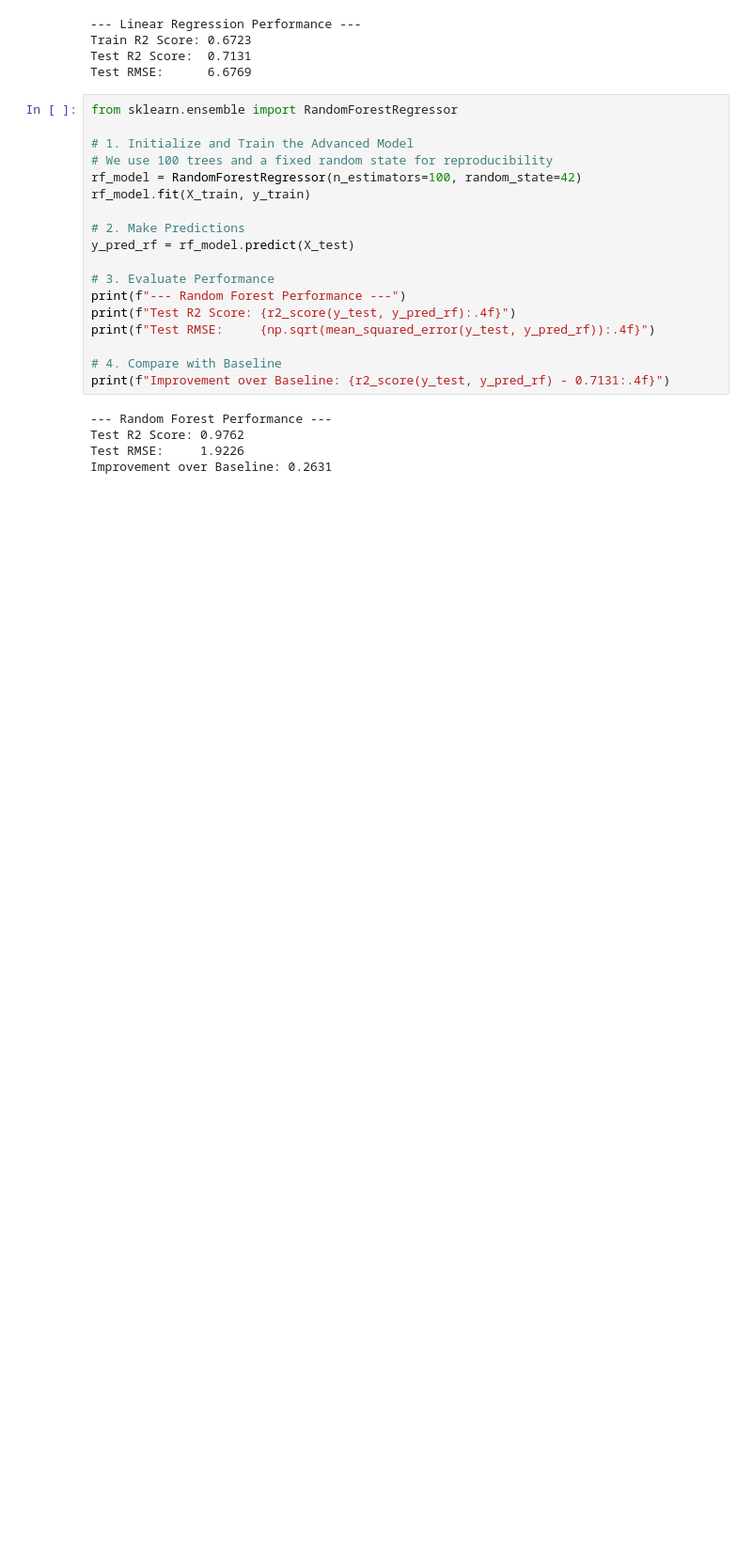
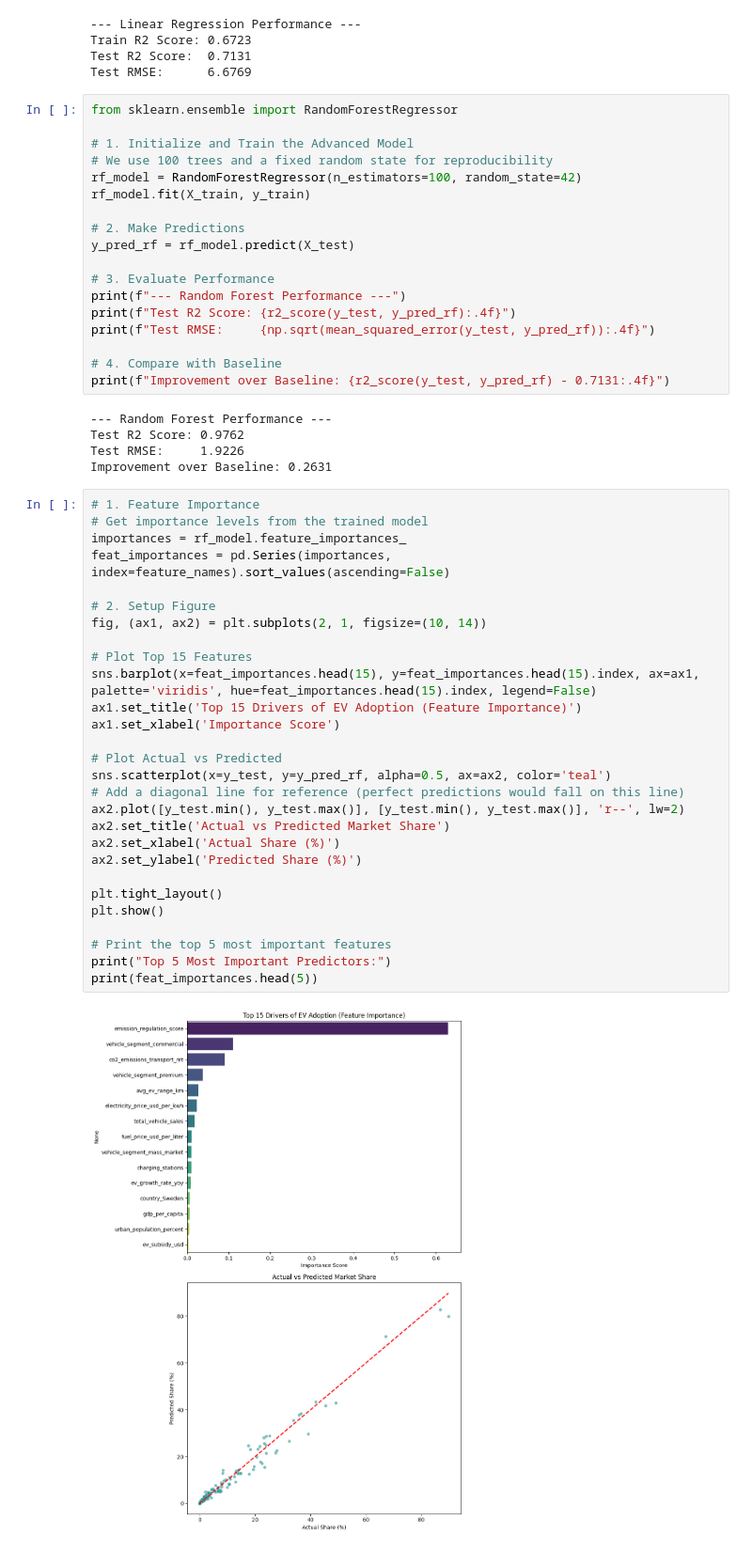
Before and after one commit to leonjayakusuma/EV_Petrol_ML, a Jupyter notebook: model.ipynb, the cells around one changed output. Shown at 94% size. Drawn from its saved outputs; the diff is of its cells as text; blank space fills up the shorter version.

Commit message:
model training done with linear regression and random forest and sanity check plot afterwards

```diff
--- a/model.ipynb
+++ b/model.ipynb
@@ -479,3 +479,33 @@ print(f"Improvement over Baseline: {r2_score(y_test, y_pred_rf) - 0.7131:.4f}")
 Test R2 Score: 0.9762
 Test RMSE:     1.9226
 Improvement over Baseline: 0.2631
+# %%
+# 1. Feature Importance
+# Get importance levels from the trained model
+importances = rf_model.feature_importances_
+feat_importances = pd.Series(importances, index=feature_names).sort_values(ascending=False)
+
+# 2. Setup Figure
+fig, (ax1, ax2) = plt.subplots(2, 1, figsize=(10, 14))
+
+# Plot Top 15 Features
+sns.barplot(x=feat_importances.head(15), y=feat_importances.head(15).index, ax=ax1, palette='viridis', hue=feat_importances.head(15).index, legend=False)
+ax1.set_title('Top 15 Drivers of EV Adoption (Feature Importance)')
+ax1.set_xlabel('Importance Score')
+
+# Plot Actual vs Predicted
+sns.scatterplot(x=y_test, y=y_pred_rf, alpha=0.5, ax=ax2, color='teal')
+# Add a diagonal line for reference (perfect predictions would fall on this line)
+ax2.plot([y_test.min(), y_test.max()], [y_test.min(), y_test.max()], 'r--', lw=2)
+ax2.set_title('Actual vs Predicted Market Share')
+ax2.set_xlabel('Actual Share (%)')
+ax2.set_ylabel('Predicted Share (%)')
+
+plt.tight_layout()
+plt.show()
+
+# Print the top 5 most important features
+print("Top 5 Most Important Predictors:")
+print(feat_importances.head(5))
+# %% [output]
+[figure, added]
```
Also changed, not shown: parts of 1 cell of this notebook.
